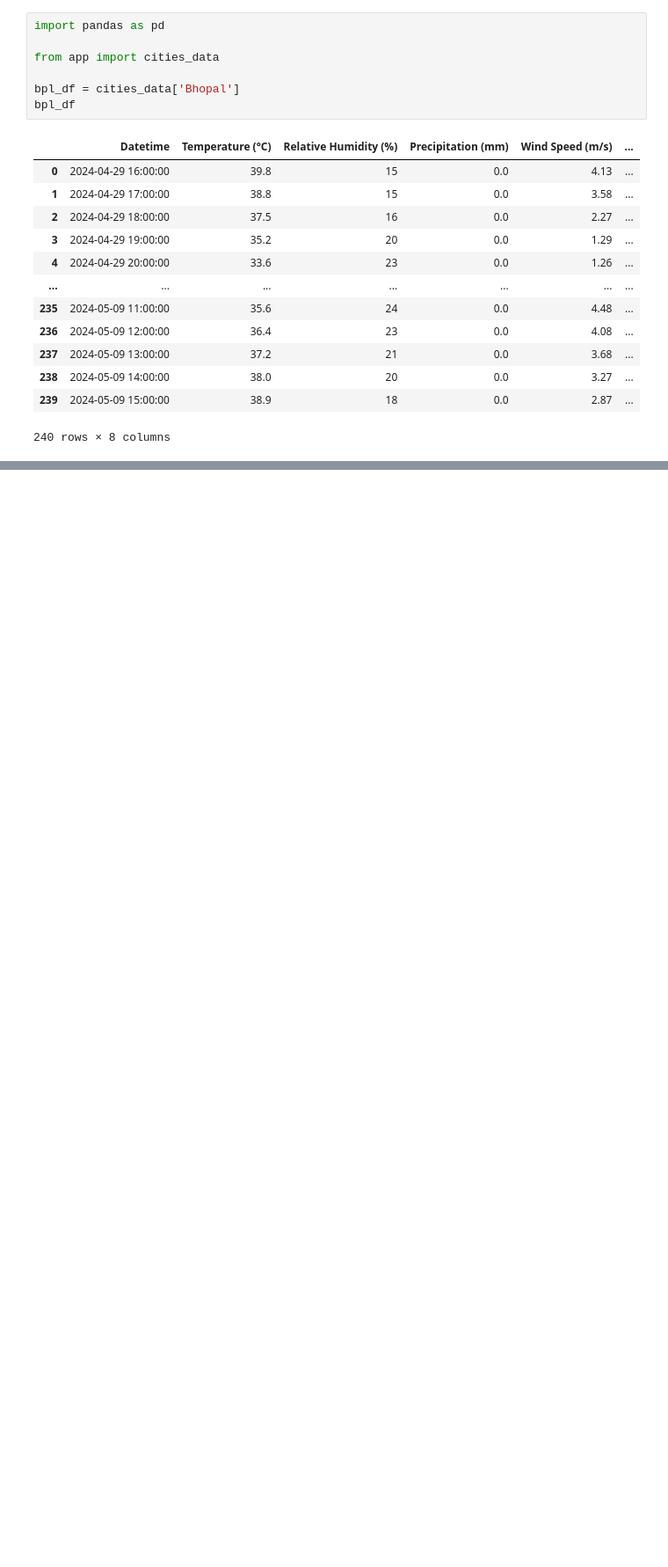
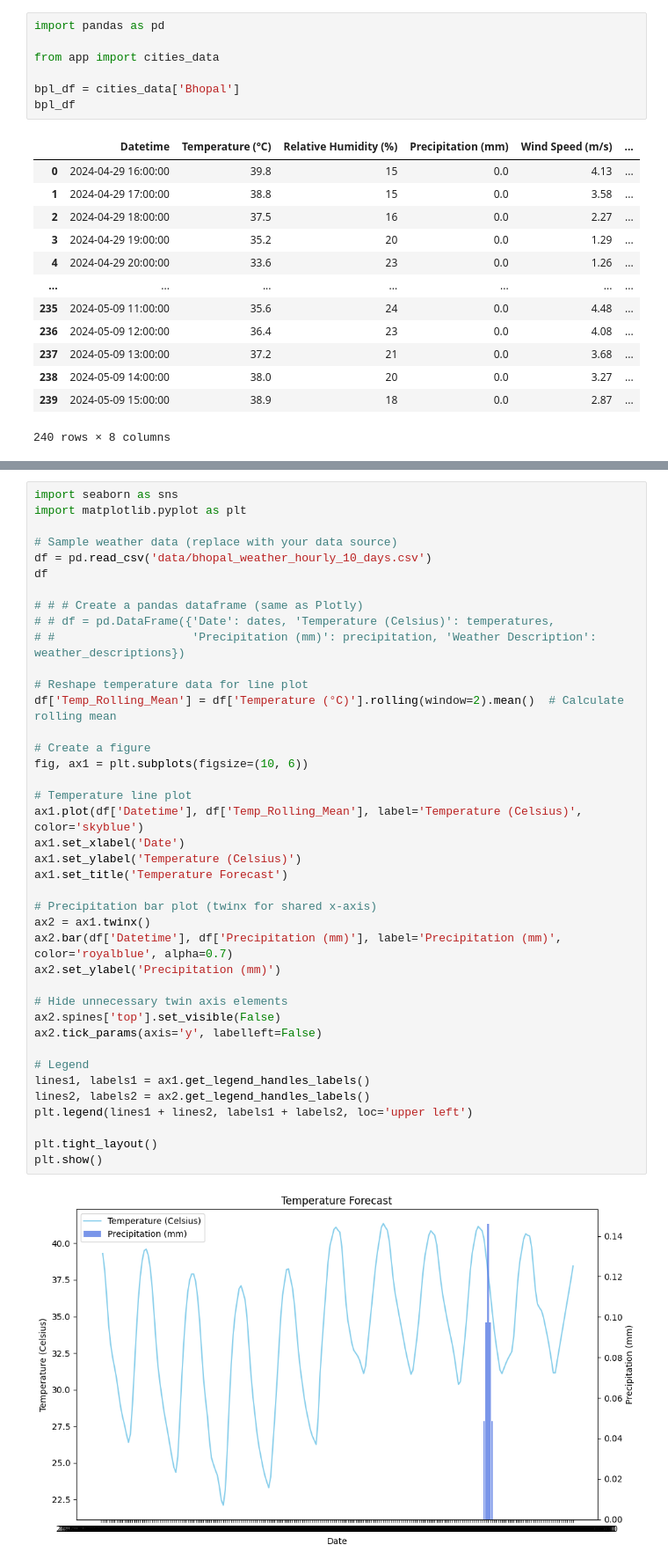
Before and after one commit to Rishit605/MetP, a Jupyter notebook: ETL.ipynb, the cells around one changed output, grey strips where cells are left out. Shown at 88% size. Cells and saved outputs as stored; diff of their text form; blank space fills up the shorter version.

```diff
--- a/ETL.ipynb
+++ b/ETL.ipynb
@@ -1208,0 +1264,42 @@ TypeError: Input z must be 2D, not 1D
+# %%
+import seaborn as sns
+import matplotlib.pyplot as plt
+
+# Sample weather data (replace with your data source)
+df = pd.read_csv('data/bhopal_weather_hourly_10_days.csv')
+df
+
+# # # Create a pandas dataframe (same as Plotly)
+# # df = pd.DataFrame({'Date': dates, 'Temperature (Celsius)': temperatures,
+# #                    'Precipitation (mm)': precipitation, 'Weather Description': weather_descriptions})
+
+# Reshape temperature data for line plot
+df['Temp_Rolling_Mean'] = df['Temperature (°C)'].rolling(window=2).mean()  # Calculate rolling mean
+
+# Create a figure
+fig, ax1 = plt.subplots(figsize=(10, 6))
+
+# Temperature line plot
+ax1.plot(df['Datetime'], df['Temp_Rolling_Mean'], label='Temperature (Celsius)', color='skyblue')
+ax1.set_xlabel('Date')
+ax1.set_ylabel('Temperature (Celsius)')
+ax1.set_title('Temperature Forecast')
+
+# Precipitation bar plot (twinx for shared x-axis)
+ax2 = ax1.twinx()
+ax2.bar(df['Datetime'], df['Precipitation (mm)'], label='Precipitation (mm)', color='royalblue', alpha=0.7)
+ax2.set_ylabel('Precipitation (mm)')
+
+# Hide unnecessary twin axis elements
+ax2.spines['top'].set_visible(False)
+ax2.tick_params(axis='y', labelleft=False)
+
+# Legend
+lines1, labels1 = ax1.get_legend_handles_labels()
+lines2, labels2 = ax2.get_legend_handles_labels()
+plt.legend(lines1 + lines2, labels1 + labels2, loc='upper left')
+
+plt.tight_layout()
+plt.show()
+# %% [output]
+[figure, added]
```
Also changed, not shown: parts of 14 cells of this notebook, 14 other files.
